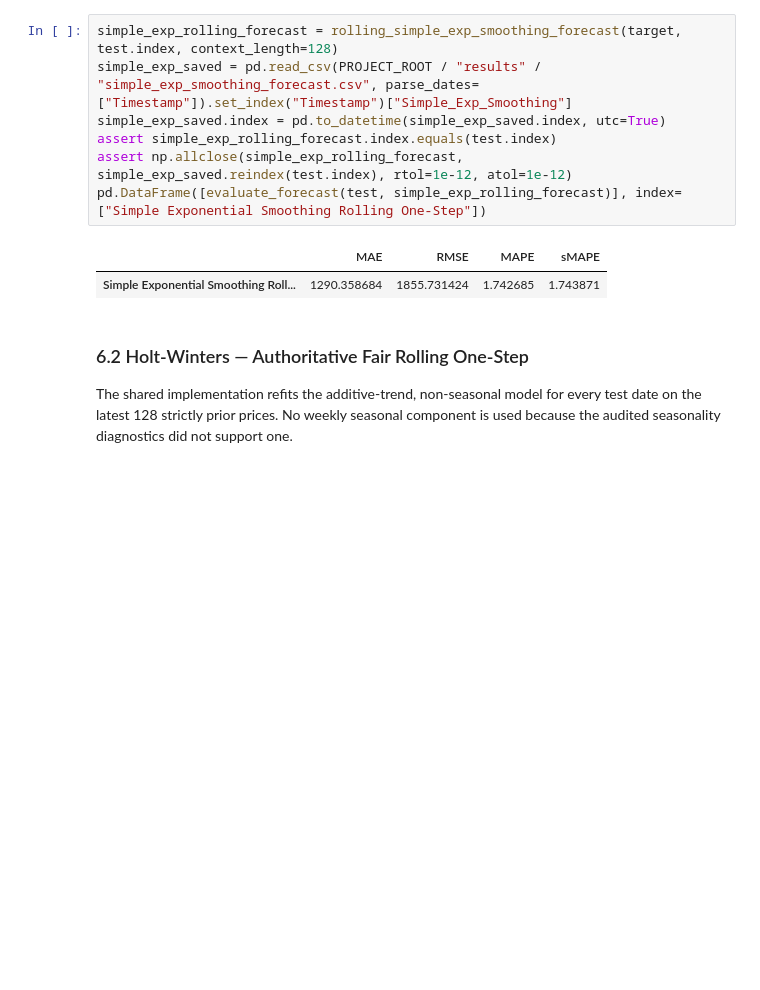
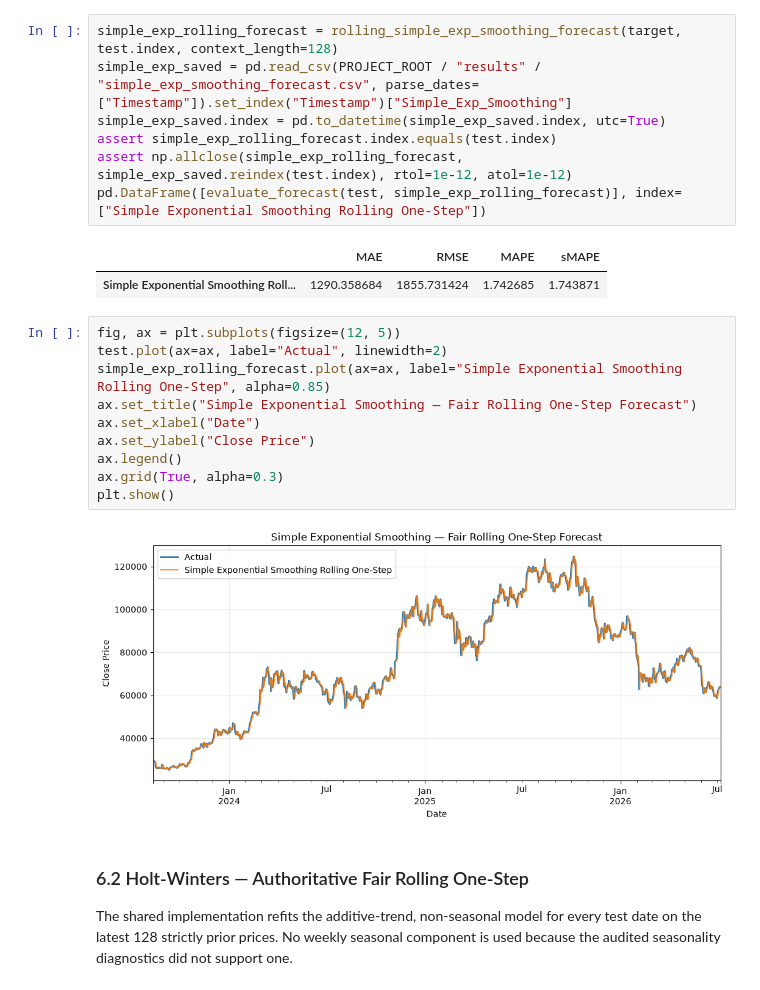
Before and after one commit to mdsoadsolaiman/Time-Series-Foundation-Models, a Jupyter notebook: notebooks/02_Classical_Models.ipynb, the cells around one changed output. Saved outputs shown, nothing was run; the diff lists cells and outputs as text; blank space fills up the shorter version.

Commit message:
Add per-model fair rolling plots for SES Holt-Winters and ARIMA

```diff
--- a/notebooks/02_Classical_Models.ipynb
+++ b/notebooks/02_Classical_Models.ipynb
@@ -144,6 +144,18 @@ pd.DataFrame([evaluate_forecast(test, simple_exp_rolling_forecast)], index=["Sim
 # %% [output]
 |  | MAE | RMSE | MAPE | sMAPE |
 | Simple Exponential Smoothing Roll... | 1290.358684 | 1855.731424 | 1.742685 | 1.743871 |
+# %%
+fig, ax = plt.subplots(figsize=(12, 5))
+test.plot(ax=ax, label="Actual", linewidth=2)
+simple_exp_rolling_forecast.plot(ax=ax, label="Simple Exponential Smoothing Rolling One-Step", alpha=0.85)
+ax.set_title("Simple Exponential Smoothing — Fair Rolling One-Step Forecast")
+ax.set_xlabel("Date")
+ax.set_ylabel("Close Price")
+ax.legend()
+ax.grid(True, alpha=0.3)
+plt.show()
+# %% [output]
+[figure, added]
 # %% [markdown]
 ### 6.2 Holt-Winters — Authoritative Fair Rolling One-Step
 
```
Also changed, not shown: parts of 2 cells of this notebook.
